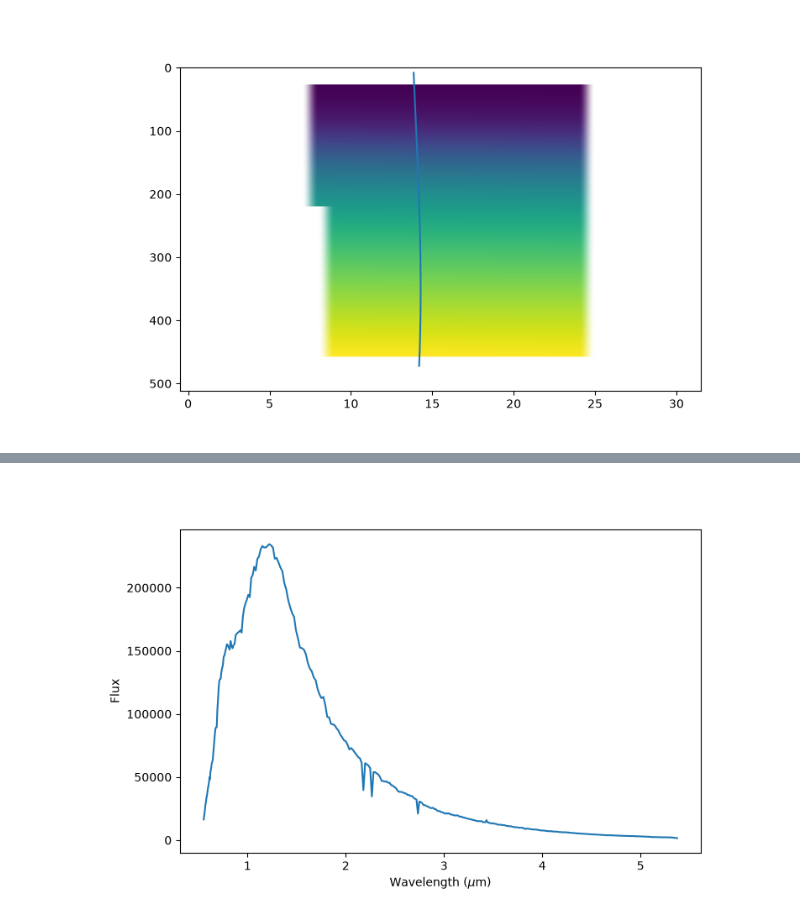
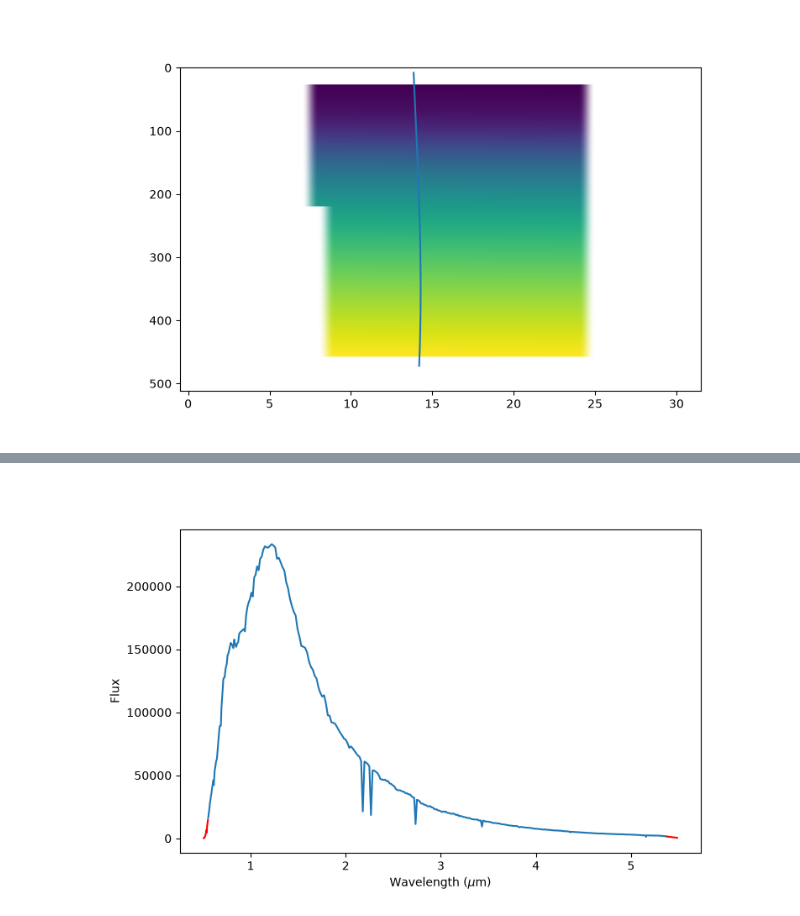
Before and after one commit to J-Ulik/Tiberius, a Jupyter notebook: src/reduction_utils/JWST_utils/reduction_notebooks/3_wavelength_calibration.ipynb, the cells around one changed output, grey strips where cells are left out. Saved outputs shown, nothing was run; the diff lists cells and outputs as text; code cells hidden in the pictures.

```diff
--- a/src/reduction_utils/JWST_utils/reduction_notebooks/3_wavelength_calibration.ipynb
+++ b/src/reduction_utils/JWST_utils/reduction_notebooks/3_wavelength_calibration.ipynb
@@ -106,7 +107,6 @@ print("These figures are the same:", np.all(np.nan_to_num(croppedgainscale)==np.
 These figures are the same: True
 # %%
-s1 = pickle.load(open(f"../../../../../data/reduction{reductionNo}/pickled_objects/star1_flux_resampled.pickle","rb"))
-# s1 = pickle.load(open(f"../../../../../data/reduction{reductionNo}/pickled_objects/star1_flux.pickle","rb"))
+s1 = pickle.load(open(f"../../../../../data/reduction{reductionNo}/pickled_objects/star1_flux.pickle","rb")) # Not using resampled flux as it's worse for JWST
 
 plt.figure()
 plt.plot(np.nanmean(s1,axis=0))
@@ -125,14 +125,19 @@ plt.plot(xpos_mean,np.arange(row_min,row_max))
 plt.show()
 # %% [output]
 [figure]
+# %%
+# Initiating a dq array to see which wavelengths are true and which are extrapolated
+# 1 = Extrapolated data point
+wvl_dq = np.zeros_like(rotated_wvl_array)
 # %%
 # Data looks linear in dispersion direction, so we can fill that out
-for i in range(len(rotated_wvl_array)):
+for i in range(rotated_wvl_array.shape[0]):
     valid = np.where(~np.isnan(rotated_wvl_array[i]))[0]
     not_valid = np.where(np.isnan(rotated_wvl_array[i]))[0]
     if len(valid) == 0:
         continue
 
     fit = np.poly1d(np.polyfit(valid,rotated_wvl_array[i][valid],1))
+    wvl_dq[i][not_valid] += 1
     rotated_wvl_array[i][not_valid] = fit(not_valid)
 # %%
@@ -159,12 +196,19 @@ plt.show()
 # %%
 wvl_solution = []
+wvl_solution_dq = []
 
 for i,row in enumerate(np.arange(row_min,row_max)):
     x = np.round(xpos_mean[i]).astype(int)
     wvl_solution.append(rotated_wvl_array[row][x])
+    wvl_solution_dq.append(wvl_dq[row][x])
 
 wvl_solution = np.array(wvl_solution)
+wvl_solution_dq = np.array(wvl_solution_dq)
+
 plt.figure()
-plt.plot(wvl_solution)
+plt.plot(xs[np.where(wvl_solution_dq == 0)[0]], wvl_solution[np.where(wvl_solution_dq == 0)[0]])
+bad_dq = wvl_solution.copy()
+bad_dq[wvl_solution_dq == 0] = np.nan
+plt.plot(bad_dq, color='red')
 plt.show()
 # %% [output]
@@ -172,10 +216,15 @@ plt.show()
 # %%
 plt.figure()
-plt.plot(wvl_solution,np.nanmean(s1,axis=0))
+flux = np.nanmean(s1,axis=0)
+bad_flux = flux.copy()
+bad_flux[wvl_solution_dq == 0] = np.nan
+
+plt.plot(wvl_solution[np.where(wvl_solution_dq == 0)[0]], flux[np.where(wvl_solution_dq == 0)[0]])
+plt.plot(wvl_solution, bad_flux, color='red')
 plt.xlabel("Wavelength ($\mu$m)")
 plt.ylabel("Flux")
 plt.show()
 # %% [output]
-[figure, old version]
+[figure, new version]
 # %%
 pickle.dump(wvl_solution,open(f"../../../../../data/reduction{reductionNo}/pickled_objects/wvl_solution.pickle","wb"))
```
Also changed, not shown: parts of 12 cells of this notebook, 4 other files.
